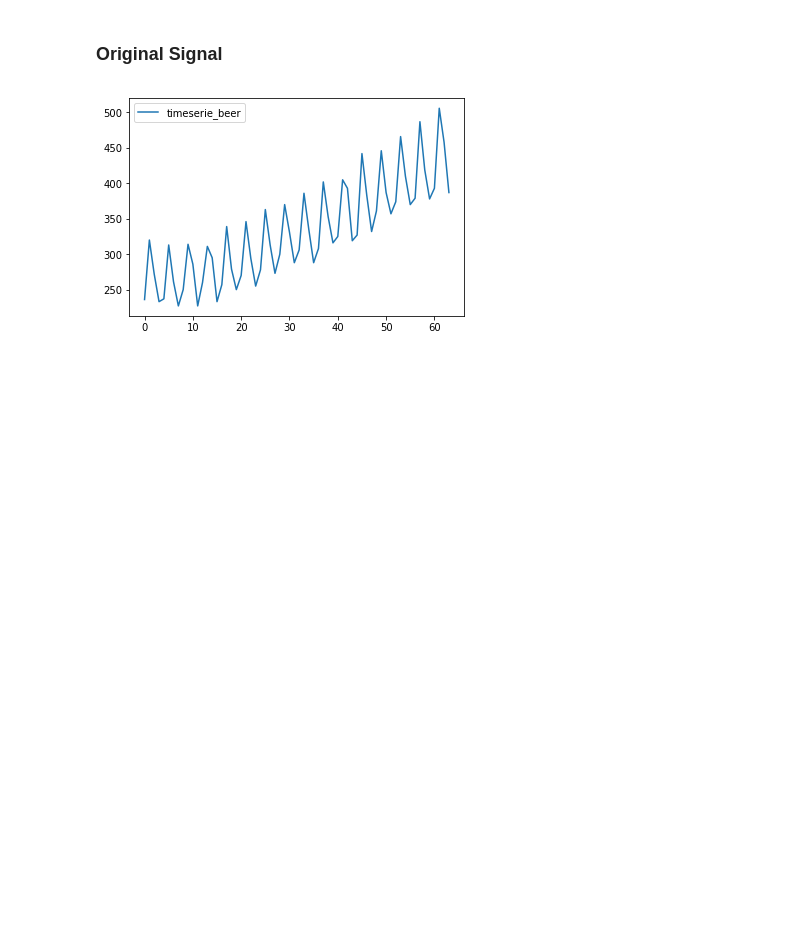
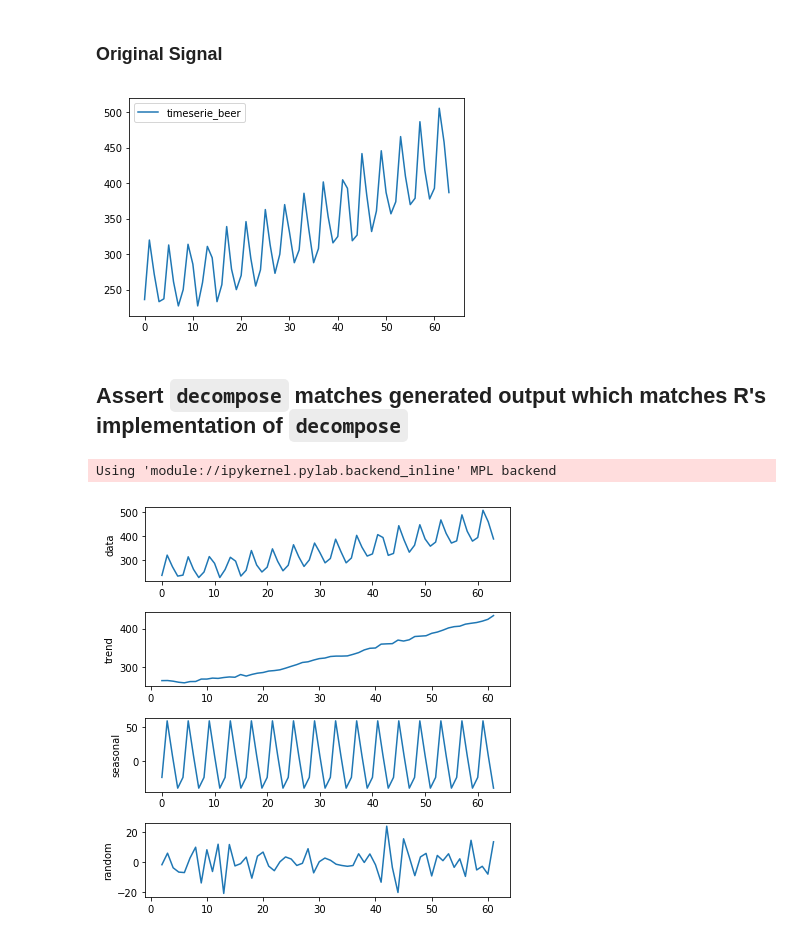
Before and after one commit to alkaline-ml/pmdarima, a Jupyter notebook: examples/Seasonal Trend Decomposition - Additive.ipynb, the cells around one changed output. Cells and saved outputs as stored; diff of their text form; code cells hidden in the pictures; blank space fills up the shorter version.

```diff
--- a/examples/Seasonal Trend Decomposition - Additive.ipynb
+++ b/examples/Seasonal Trend Decomposition - Additive.ipynb
@@ -123,3 +123,22 @@ plt.legend()
 plt.show()
 # %% [output]
 [figure]
+# %% [markdown]
+## Assert `decompose` matches generated output which matches R's implementation of `decompose`
+# %%
+from pmdarima.arima.seasonality import decompose
+from numpy.testing import assert_array_equal, assert_array_almost_equal
+decomposed = decompose(timeserie_beer, 'additive', f=4)
+
+assert_array_equal(decomposed.x, timeserie_beer)
+assert_array_equal(decomposed.trend, trend_beer_buffered)
+assert_array_equal(decomposed.seasonal, seasonal_beer)
+assert_array_almost_equal(decomposed.random, random_beer, decimal=100)
+# %%
+from pmdarima.utils.visualization import decomposed_plot
+
+figure_kwargs = {'figsize': (6, 6)}
+decomposed_plot(decomposed, **figure_kwargs)
+# %% [output]
+Using 'module://ipykernel.pylab.backend_inline' MPL backend
+[figure, added]
```
Also changed, not shown: 5 other files.
